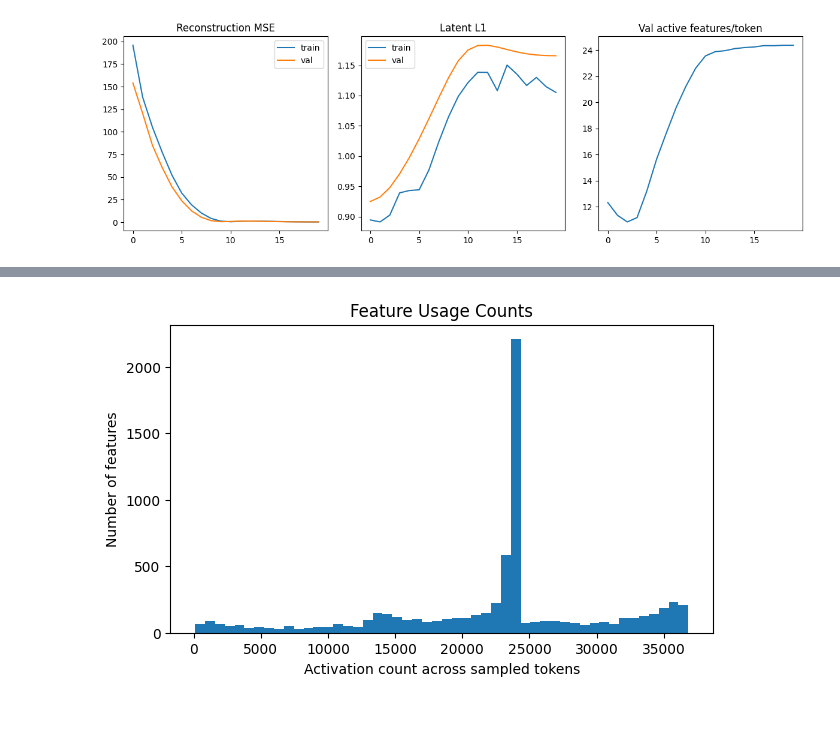
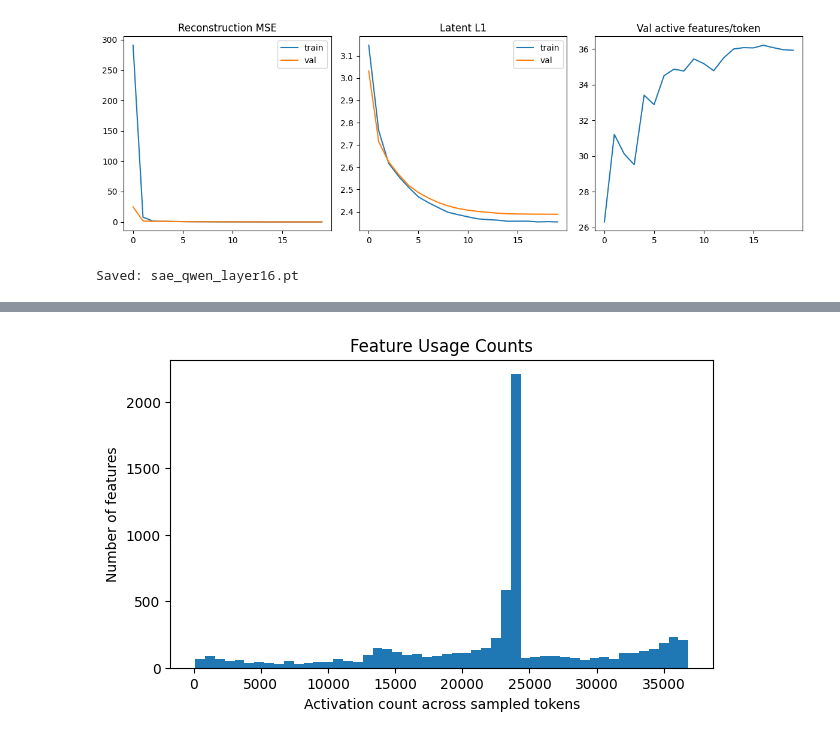
Before and after one commit to miles-markey/sae_trainer, a Jupyter notebook: notebooks/sae_training.ipynb, the cells around one changed output, grey strips where cells are left out. Drawn from its saved outputs; the diff is of its cells as text; code cells hidden in the pictures.

```diff
--- a/notebooks/sae_training.ipynb
+++ b/notebooks/sae_training.ipynb
@@ -140,22 +140,22 @@ Qwen2ForCausalLM(
 )
 # %%
 # --- Example text corpus ---
-texts = [
-    "The Eiffel Tower is in Paris.",
-    "A sparse autoencoder can discover interpretable features.",
-    "Neural networks represent concepts across many layers.",
-    "Attention heads may specialize in different linguistic patterns.",
-    "Residual stream activations are useful for mechanistic interpretability.",
-] * 200  # repeat just for demo
+#texts = [
+#    "The Eiffel Tower is in Paris.",
+#    "A sparse autoencoder can discover interpretable features.",
+#    "Neural networks represent concepts across many layers.",
+#    "Attention heads may specialize in different linguistic patterns.",
+#    "Residual stream activations are useful for mechanistic interpretability.",
+#] * 200  # repeat just for demo
 
 #dataset = TextDataset(texts)
-#texts = []
-#ds = load_dataset("wikitext", "wikitext-103-raw-v1", split="train", streaming=True)
+texts = []
+ds = load_dataset("wikitext", "wikitext-103-raw-v1", split="train", streaming=True)
 
 #ds = ds.shuffle(seed=42)
 #ds = ds.with_format("torch")
-#for row in ds:
-#    texts.append(row["text"])
+for row in ds:
+    texts.append(row["text"])
 dataset = TextDataset(texts)
 loader = DataLoader(
     dataset,
@@ -219,19 +232,30 @@ def training_wrapper(accum, layer_idx, device, mass_frac_threshold, save_filenam
 
     train_loader, val_loader, d_in = get_data_loaders(accum, layer_idx)
     # ---- Model + optimizer ----
-    expansion = 8                 # 4-16 are common starting points
+    expansion = 8               # 4-16 are common starting points
     d_latent = d_in * expansion # d_in = 3584, so this should be in ~[14k, 60k] (14336-57344)
 
     sae = SparseAutoencoder(d_in=d_in, d_latent=d_latent).to(device)
     opt = torch.optim.AdamW(sae.parameters(), lr=3e-4, weight_decay=1e-4)
 
     # Sparsity strength: tune this. Start small.
-    lambda_l1 = 1e-4
+    lambda_l1 = 1e-2
 
     # Optional: LR scheduler
     scheduler = torch.optim.lr_scheduler.CosineAnnealingLR(opt, T_max=20)
 
-    sae, history = train_sae(sae, train_loader, val_loader, opt, scheduler, device, lambda_l1, mass_frac_threshold=mass_frac_threshold)
+    sae, history = train_sae(
+        sae,
+        train_loader,
+        val_loader,
+        opt,
+        scheduler,
+        device,
+        lambda_l1=lambda_l1,
+        mass_frac_threshold=mass_frac_threshold,
+        lambda_kl=1e-3,           # tune in log space, e.g. 1e-4 … 1e-2
+        target_firing_rate=0.02,  # desired ~soft firing mass per latent
+        )
 
     if save_filename:
         # ---- Save checkpoint ----
@@ -276,3 +297,3 @@ Epoch 20 | train loss 0.366167 (recon 0.366065, l1 1.017853) | val loss 0.376300
 # %%
-sae_16, history_16, train_loader_16, _ = training_wrapper(accum, 16, device, mass_frac_threshold)
+sae_16, history_16, train_loader_16, _ = training_wrapper(accum, 16, device, mass_frac_threshold, save_filename='sae_qwen_layer16.pt')
 # %% [output]
@@ -299,2 +320,3 @@ Epoch 20 | train loss 0.353854 (recon 0.353744, l1 1.105309) | val loss 0.366174
-[figure, old version]
+[figure, new version]
+Saved: sae_qwen_layer16.pt
 # %%
```
Also changed, not shown: parts of 17 cells of this notebook, 3 other files.
